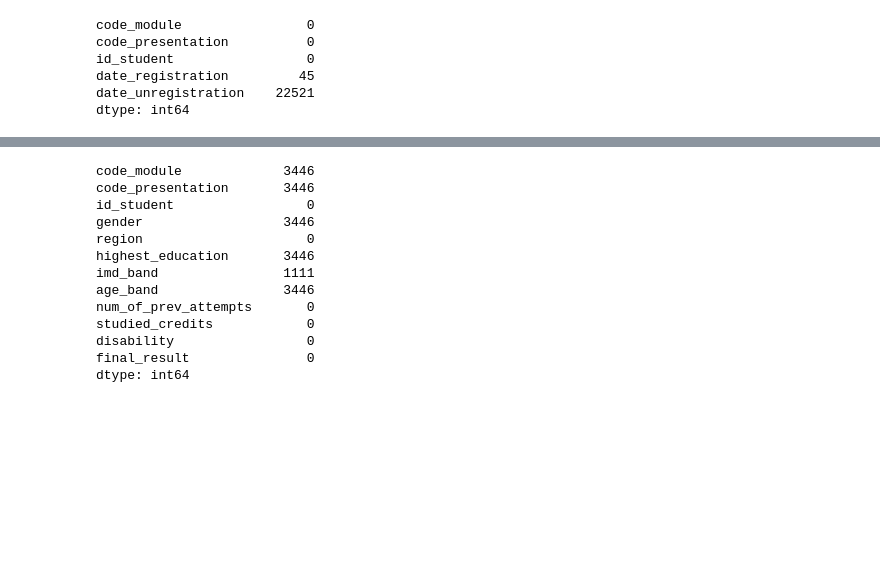
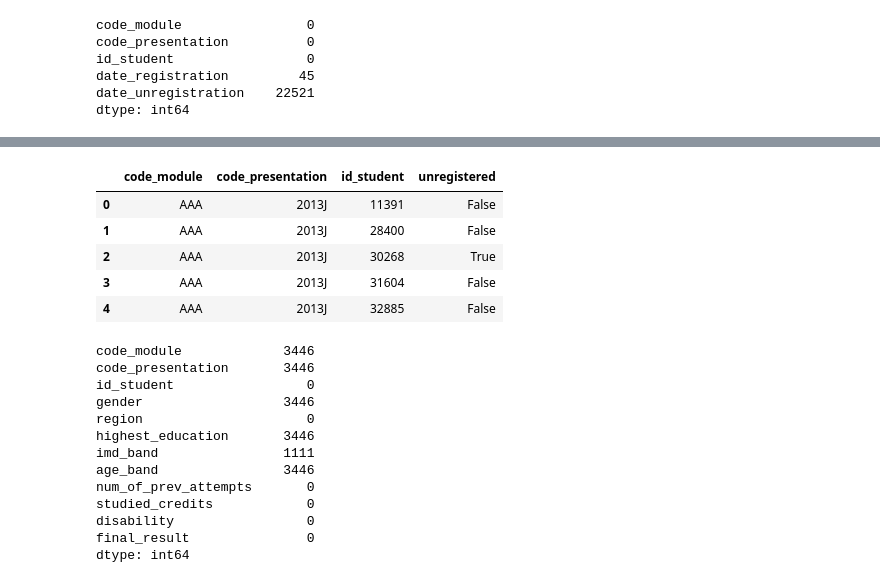
Before and after one commit to randmon/ucll_ti_data_and_ai_group_assignments, a Jupyter notebook: Assignment 2/assignment2.ipynb, the cells around one changed output, grey strips where cells are left out. Saved outputs shown, nothing was run; the diff lists cells and outputs as text; code cells hidden in the pictures; blank space fills up the shorter version.

```diff
--- a/Assignment 2/assignment2.ipynb
+++ b/Assignment 2/assignment2.ipynb
@@ -268,3 +283,21 @@ dtype: int64
+# %%
+# Remove the date_registration column
+student_registration_df.drop(columns=['date_registration'], inplace=True)
+
+# Replace date_unregestration NaN with false and all the other values with true
+student_registration_df['date_unregistration'] = student_registration_df['date_unregistration'].apply(lambda x: False if pd.isnull(x) else True)
+
+# Rename the date_unregestration column to unregistered
+student_registration_df.rename(columns={'date_unregistration': 'unregistered'}, inplace=True)
+
+student_registration_df.head()
+# %% [output]
+|  | code_module | code_presentation | id_student | unregistered |
+| 0 | AAA | 2013J | 11391 | False |
+| 1 | AAA | 2013J | 28400 | False |
+| 2 | AAA | 2013J | 30268 | True |
+| 3 | AAA | 2013J | 31604 | False |
+| 4 | AAA | 2013J | 32885 | False |
 # %%
 student_info_df.isnull().sum()
 # %% [output]
```
Also changed, not shown: parts of 12 cells of this notebook.
